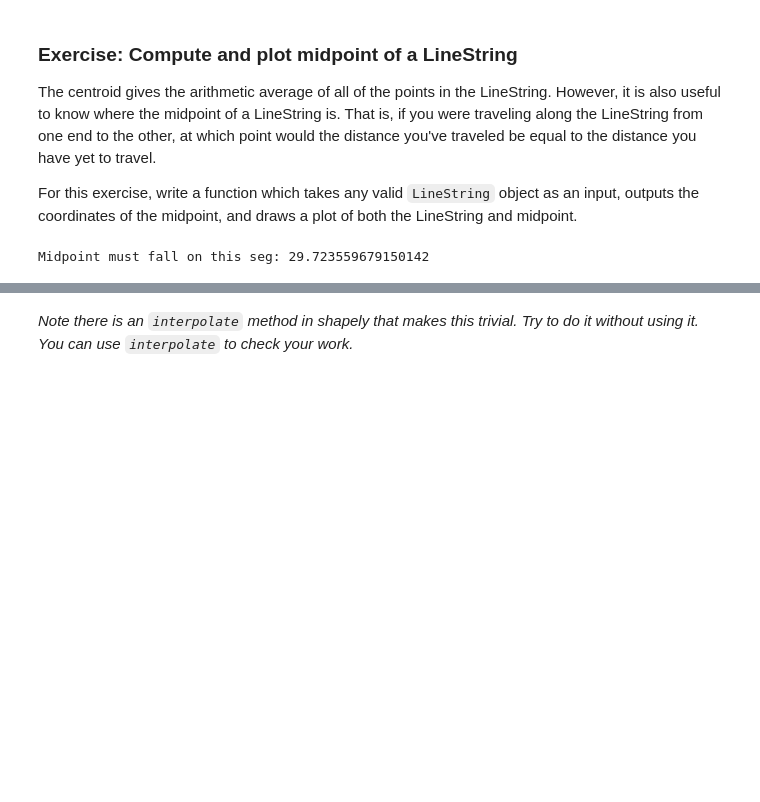
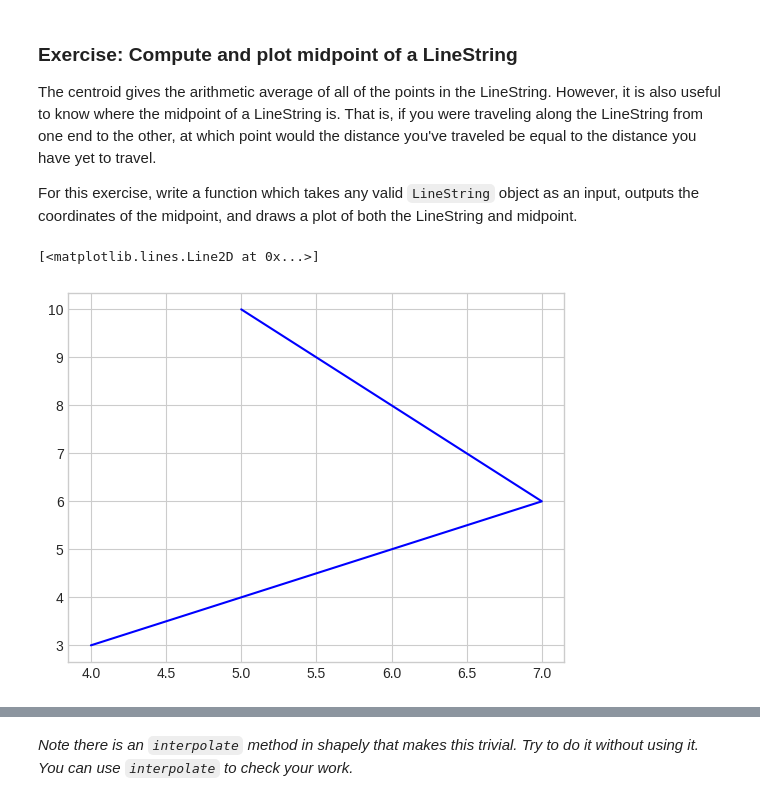
Before and after one commit to haley-clark/BWSI_Module_2, a Jupyter notebook: 02_Visualization_and_Shapes.ipynb, the cells around one changed output, grey strips where cells are left out. Saved outputs shown, nothing was run; the diff lists cells and outputs as text; code cells hidden in the pictures; blank space fills up the shorter version.

```diff
--- a/02_Visualization_and_Shapes.ipynb
+++ b/02_Visualization_and_Shapes.ipynb
@@ -517,45 +518,20 @@ ax.plot(l_centroid_x, l_centroid_y, 'ro', markersize=10)
 The centroid gives the arithmetic average of all of the points in the LineString. However, it is also useful to know where the midpoint of a LineString is. That is, if you were traveling along the LineString from one end to the other, at which point would the distance you've traveled be equal to the distance you have yet to travel.
 
 For this exercise, write a function which takes any valid `LineString` object as an input, outputs the coordinates of the midpoint, and draws a plot of both the LineString and midpoint.
-# %%
-line = LineString([point1, point2, point3])
-# fig = plt.figure()
-# ax = fig.add_subplot(1,1,1)
-
-# lxy = line.xy
-# # we can separate the outputs into the x and y variables respectively
-# line_x, line_y = lxy
-# ax.plot(line_x, line_y, 'b-')
-
-def midpoint(LineString):
-      length = LineString.length
-      marg = 0
-      seg = 0
-      yeah = list(LineString.coords)
-
-      for index, point in enumerate(yeah):
-          if index == len(yeah)-1:
-              pass
-          else:
-              seg += Point(point).distance(Point(yeah[index+1]))
-              if seg > length/2:
-                  print(f'Midpoint must fall on this seg: {seg}')
-                  break
-
-
-
-
-
-#     coords = list(LineString.coords)
-#     first_point = coords[0]
-#     last_point = coords[-1]
-#     midpoint_x = (first_point[0] + last_point[0])/2
-#     midpoint_y = (first_point[1] + last_point[1])/2
-#     x = (first_point[0], midpoint_x)
-#     y = (first_point[1], midpoint_y)
-
-#     ax.plot(x,y)
-
-midpoint(line)
-# %% [output]
-Midpoint must fall on this seg: 29.723559679150142
+# %%
+import shapely
+from matplotlib import pyplot as plt
+from shapely.geometry import Point, LineString, Polygon, MultiPoint, MultiLineString, MultiPolygon
+# line = LineString([point1, point2, point3])
+point1 = Point(5,10)
+point2 = Point(7,6)
+point3 = Point(4,3)
+straight_line = LineString([point1, point2, point3])
+fig = plt.figure()
+ax = fig.add_subplot(1,1,1)
+lxy = straight_line.xy
+line_x, line_y = lxy
+ax.plot(line_x, line_y, 'b-')
+# %% [output]
+[<matplotlib.lines.Line2D at 0x...>]
+[figure, added]
```
Also changed, not shown: parts of 7 cells of this notebook.
